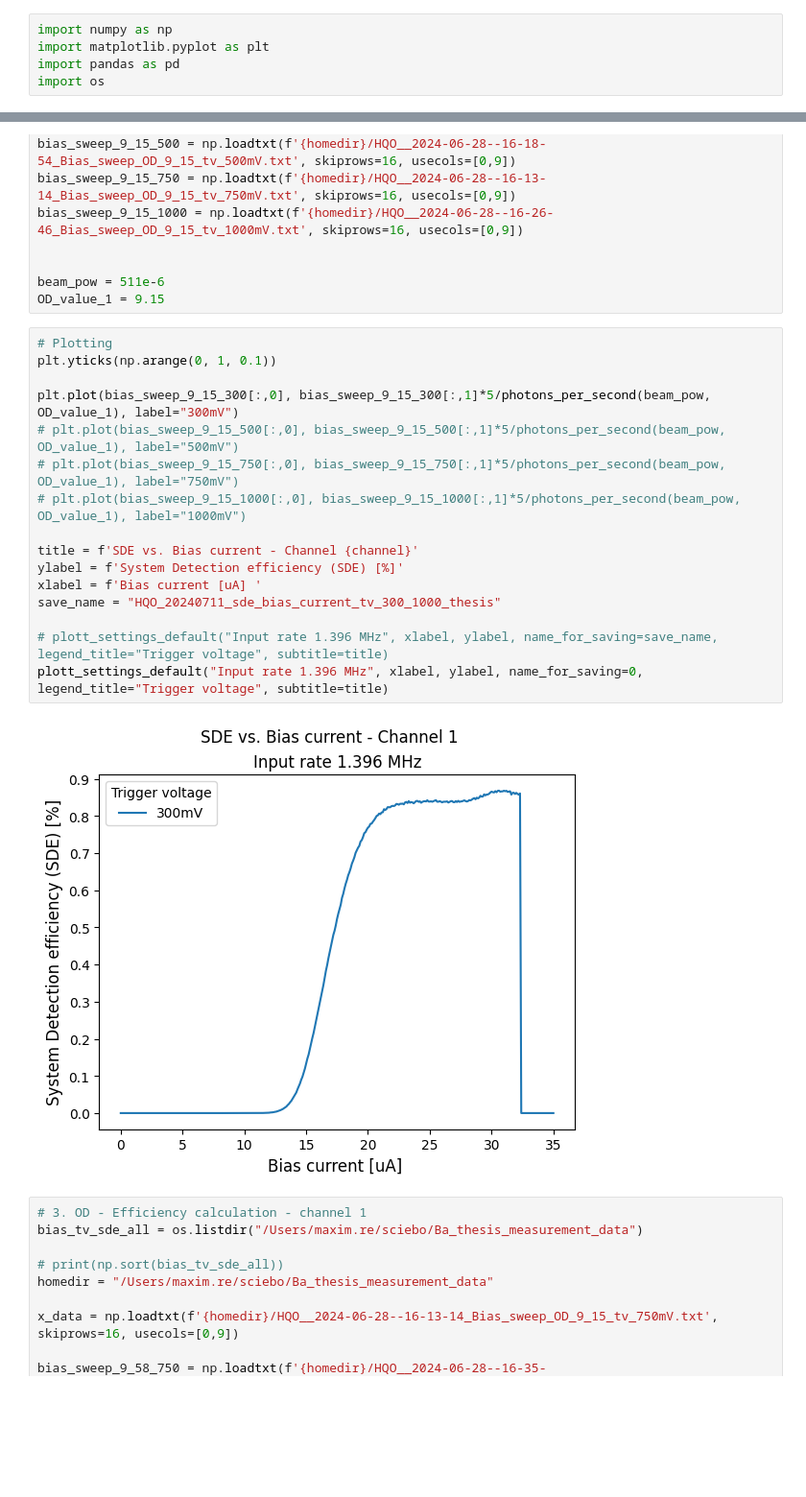
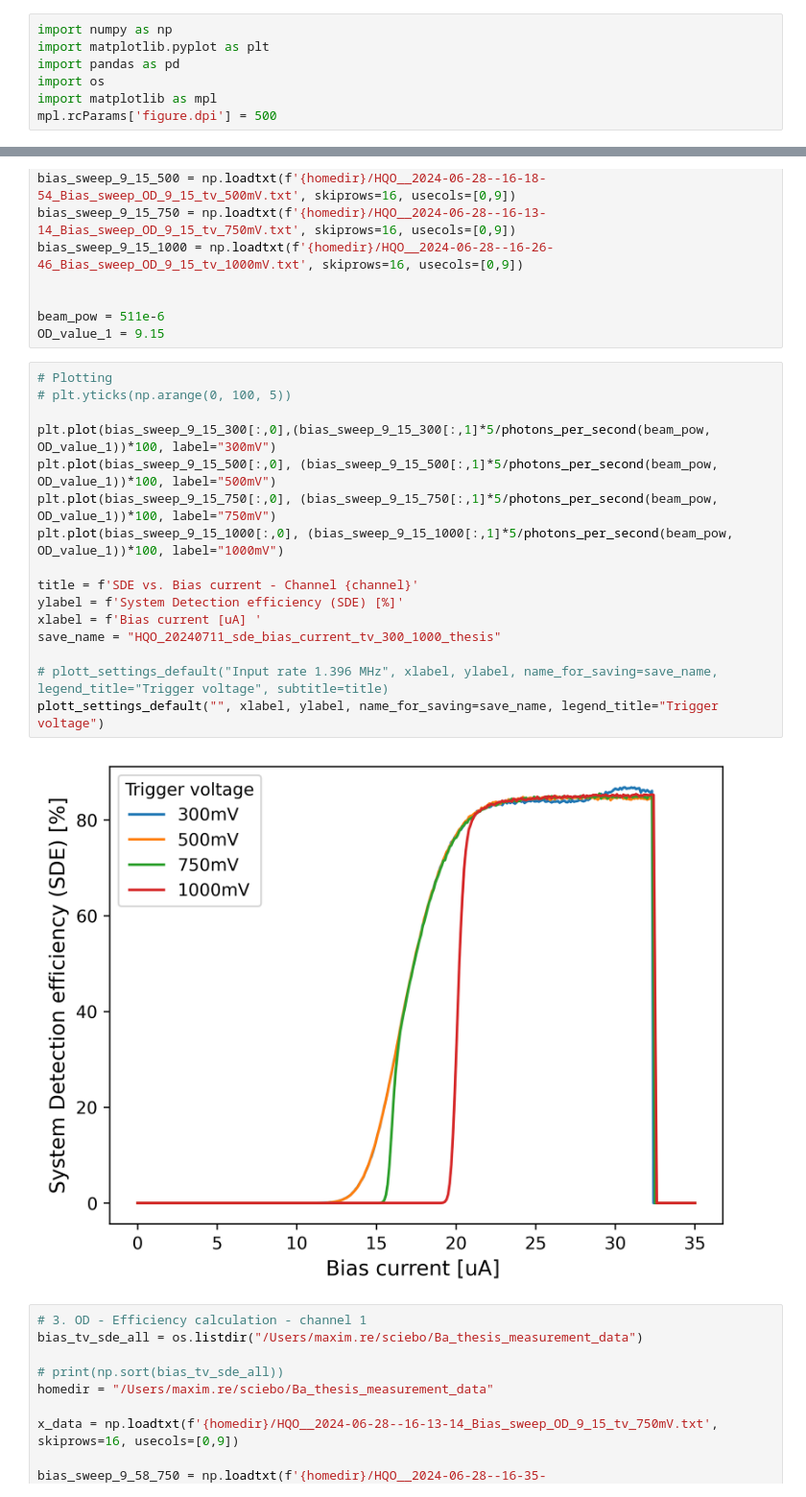
Before and after one commit to MXM1796/Bachelor_thesis_24, a Jupyter notebook: Porgramming/efficiency_evaluation.ipynb, the cells around one changed output, grey strips where cells are left out. Shown at 96% size. Saved outputs shown, nothing was run; the diff lists cells and outputs as text; blank space fills up the shorter version.

```diff
--- a/Porgramming/efficiency_evaluation.ipynb
+++ b/Porgramming/efficiency_evaluation.ipynb
@@ -3,6 +3,8 @@ import numpy as np
 import matplotlib.pyplot as plt
 import pandas as pd
 import os
+import matplotlib as mpl
+mpl.rcParams['figure.dpi'] = 500
 # %%
 # 1. Angle - Count rate dependency
 # %%
@@ -95,22 +99,22 @@ beam_pow = 511e-6
 OD_value_1 = 9.15
 # %%
 # Plotting
-plt.yticks(np.arange(0, 1, 0.1))
+# plt.yticks(np.arange(0, 100, 5))
 
-plt.plot(bias_sweep_9_15_300[:,0], bias_sweep_9_15_300[:,1]*5/photons_per_second(beam_pow, OD_value_1), label="300mV")
-# plt.plot(bias_sweep_9_15_500[:,0], bias_sweep_9_15_500[:,1]*5/photons_per_second(beam_pow, OD_value_1), label="500mV")
-# plt.plot(bias_sweep_9_15_750[:,0], bias_sweep_9_15_750[:,1]*5/photons_per_second(beam_pow, OD_value_1), label="750mV")
-# plt.plot(bias_sweep_9_15_1000[:,0], bias_sweep_9_15_1000[:,1]*5/photons_per_second(beam_pow, OD_value_1), label="1000mV")
+plt.plot(bias_sweep_9_15_300[:,0],(bias_sweep_9_15_300[:,1]*5/photons_per_second(beam_pow, OD_value_1))*100, label="300mV")
+plt.plot(bias_sweep_9_15_500[:,0], (bias_sweep_9_15_500[:,1]*5/photons_per_second(beam_pow, OD_value_1))*100, label="500mV")
+plt.plot(bias_sweep_9_15_750[:,0], (bias_sweep_9_15_750[:,1]*5/photons_per_second(beam_pow, OD_value_1))*100, label="750mV")
+plt.plot(bias_sweep_9_15_1000[:,0], (bias_sweep_9_15_1000[:,1]*5/photons_per_second(beam_pow, OD_value_1))*100, label="1000mV")
 
 title = f'SDE vs. Bias current - Channel {channel}'
 ylabel = f'System Detection efficiency (SDE) [%]'
 xlabel = f'Bias current [uA] '
 save_name = "HQO_20240711_sde_bias_current_tv_300_1000_thesis"
 
 # plott_settings_default("Input rate 1.396 MHz", xlabel, ylabel, name_for_saving=save_name, legend_title="Trigger voltage", subtitle=title)
-plott_settings_default("Input rate 1.396 MHz", xlabel, ylabel, name_for_saving=0, legend_title="Trigger voltage", subtitle=title)
+plott_settings_default("", xlabel, ylabel, name_for_saving=save_name, legend_title="Trigger voltage")
 # %% [output]
-[figure, old version]
+[figure, new version]
 # %%
 # 3. OD - Efficiency calculation - channel 1
 bias_tv_sde_all = os.listdir("/Users/maxim.re/sciebo/Ba_thesis_measurement_data")
```
Also changed, not shown: parts of 4 cells of this notebook, 19 other files.
